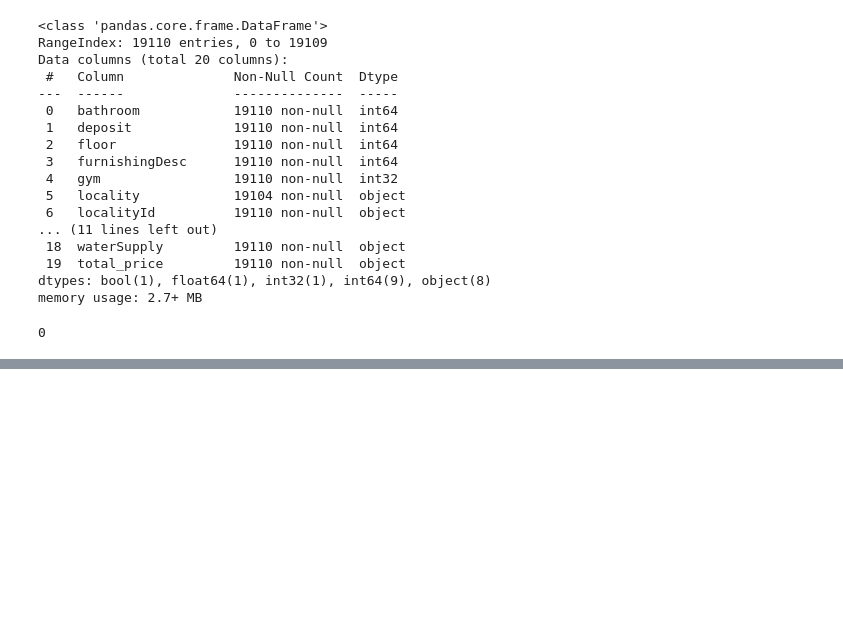
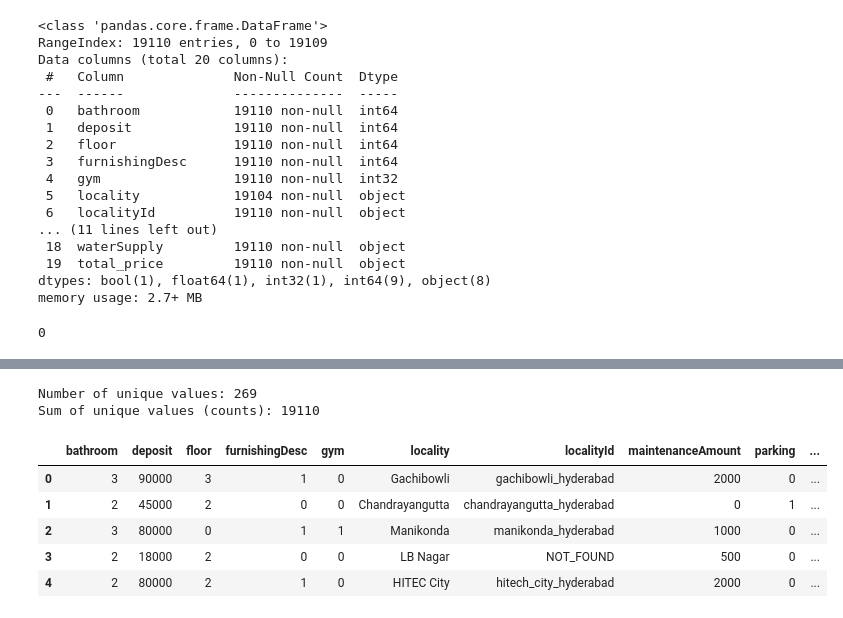
Before and after one commit to MohdSiddiq12/House-Price-Prediction-using-Machine-Learning-Algorithm---The-case-of-Hyderabad-India, a Jupyter notebook: House Price Prediction Using Machine Learning Algorithm - The Case of Hyderabad.ipynb, the cells around one changed output, grey strips where cells are left out. Drawn from its saved outputs; the diff is of its cells as text; code cells hidden in the pictures; blank space fills up the shorter version.

```diff
--- a/House Price Prediction Using Machine Learning Algorithm - The Case of Hyderabad.ipynb
+++ b/House Price Prediction Using Machine Learning Algorithm - The Case of Hyderabad.ipynb
@@ -257,0 +355,16 @@ New_Data['total_price'].isnull().sum()
+# %%
+# Assuming you have a Series as shown in your output
+locality_counts = Data['localityId'].value_counts()
+
+# Number of unique values
+unique_count = len(locality_counts)
+
+# Sum of the counts (assuming the values are numeric counts)
+unique_sum = locality_counts.sum()
+
+# Print the results
+print("Number of unique values:", unique_count)
+print("Sum of unique values (counts):", unique_sum)
+# %% [output]
+Number of unique values: 269
+Sum of unique values (counts): 19110
@@ -257,0 +374,9 @@ New_Data['total_price'].isnull().sum()
+# %%
+Data.head()
+# %% [output]
+|  | bathroom | deposit | floor | furnishingDesc | gym | locality | localityId | maintenanceAmount | parking | ... |
+| 0 | 3 | 90000 | 3 | 1 | 0 | Gachibowli | gachibowli_hyderabad | 2000 | 0 | ... |
+| 1 | 2 | 45000 | 2 | 0 | 0 | Chandrayangutta | chandrayangutta_hyderabad | 0 | 1 | ... |
+| 2 | 3 | 80000 | 0 | 1 | 1 | Manikonda | manikonda_hyderabad | 1000 | 0 | ... |
+| 3 | 2 | 18000 | 2 | 0 | 0 | LB Nagar | NOT_FOUND | 500 | 0 | ... |
+| 4 | 2 | 80000 | 2 | 1 | 0 | HITEC City | hitech_city_hyderabad | 2000 | 0 | ... |
```
Also changed, not shown: parts of 12 cells of this notebook, 1 other file.
